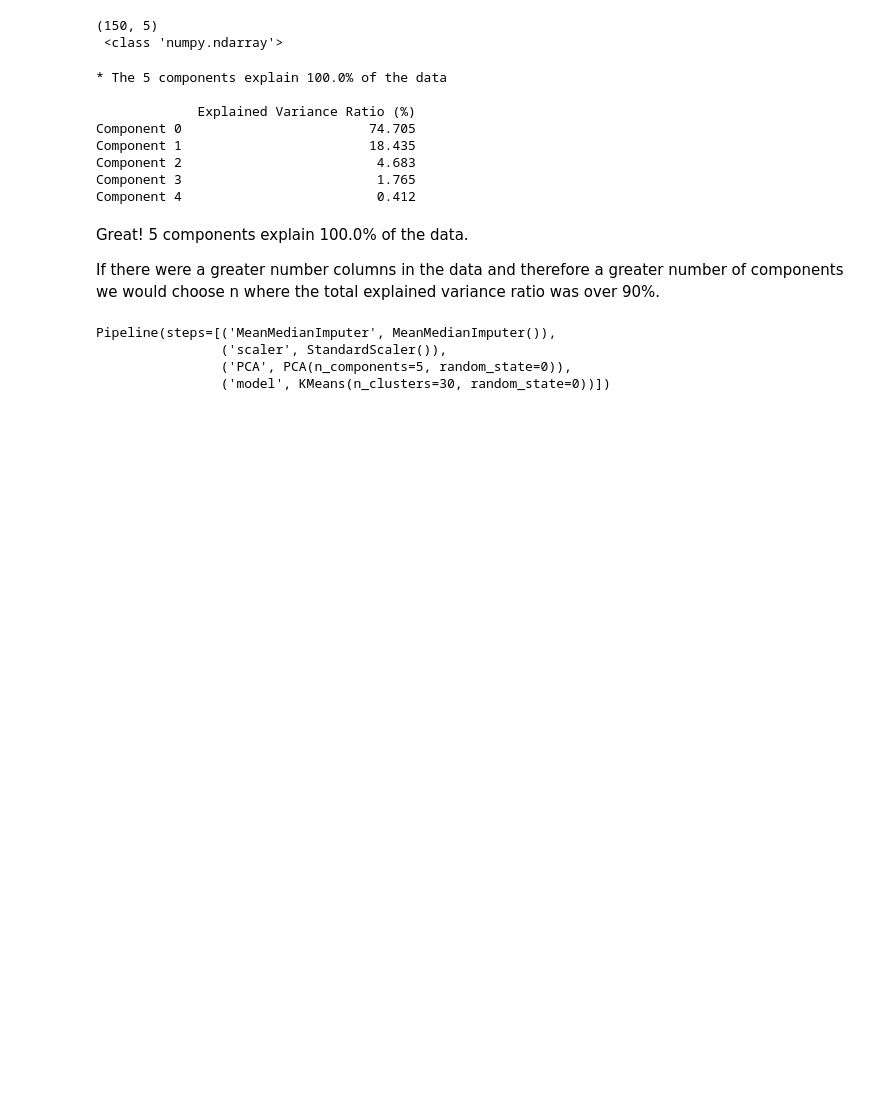
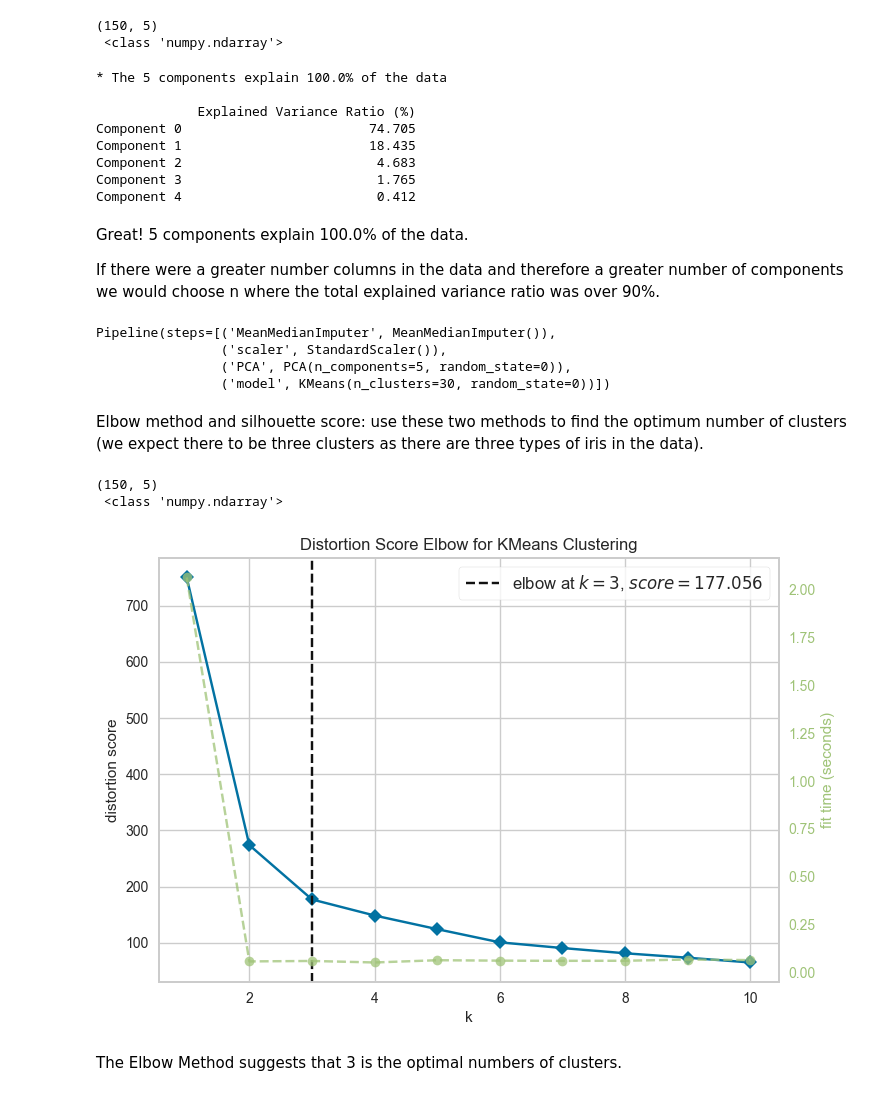
Before and after one commit to BethW83/Iris-Clustering, a Jupyter notebook: jupyter_notebooks/02_cluster_notebook.ipynb, the cells around one changed output. Drawn from its saved outputs; the diff is of its cells as text; code cells hidden in the pictures; blank space fills up the shorter version.

Commit message:
add elbow method to cluster notebook

```diff
--- a/jupyter_notebooks/02_cluster_notebook.ipynb
+++ b/jupyter_notebooks/02_cluster_notebook.ipynb
@@ -199,3 +199,27 @@ Pipeline(steps=[('MeanMedianImputer', MeanMedianImputer()),
                 ('scaler', StandardScaler()),
                 ('PCA', PCA(n_components=5, random_state=0)),
                 ('model', KMeans(n_clusters=30, random_state=0))])
+# %% [markdown]
+Elbow method and silhouette score: use these two methods to find the optimum number of clusters (we expect there to be three clusters as there are three types of iris in the data).
+# %%
+pipeline_cluster = PipelineCluster()
+pipeline_analysis = Pipeline(pipeline_cluster.steps[:-1])
+df_analysis = pipeline_analysis.fit_transform(df2)
+
+print(df_analysis.shape,'\n', type(df_analysis))
+# %% [output]
+(150, 5)
+ <class 'numpy.ndarray'>
+# %%
+# install setuptools to configure yellowbrick (future warnings)
+from yellowbrick.cluster import KElbowVisualizer
+
+# using the k-means algorithm, we will find the optimal number of clusters for our data using the elbow method.
+visualizer = KElbowVisualizer(KMeans(random_state=0), k=(1,11))
+visualizer.fit(df_analysis)
+visualizer.show()
+plt.show()
+# %% [output]
+[figure, added]
+# %% [markdown]
+The Elbow Method suggests that 3 is the optimal numbers of clusters.
```
